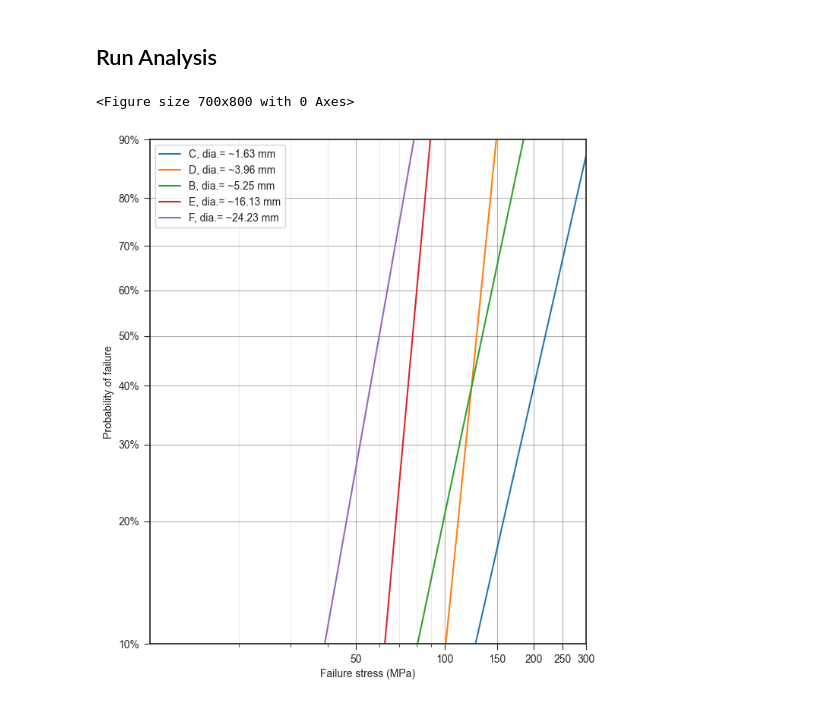
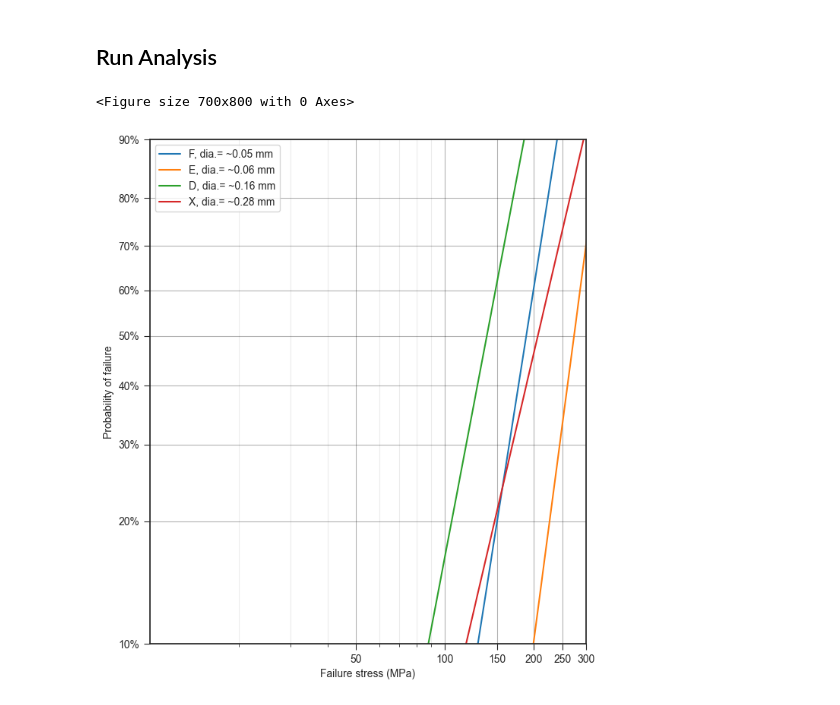
Before and after one commit to Mackus101/GlassMechAnalysis, a Jupyter notebook: analyse_fibres.ipynb, the cells around one changed output. Cells and saved outputs as stored; diff of their text form; code cells hidden in the pictures.

Commit message:
size scaling fibre data

```diff
--- a/analyse_fibres.ipynb
+++ b/analyse_fibres.ipynb
@@ -42,7 +42,7 @@ marker_cycler = itertools.cycle(("o", "^", "x", "+"))
 # %% [markdown]
 # Load in and clean data
 # %%
-fibre_data = pd.read_csv("Maple Rod Testing Analysis.csv")
+fibre_data = pd.read_csv("Fibre_Data_V1_avg.csv")
 # %%
 """
 Cell generated by Data Wrangler.
@@ -56,6 +56,12 @@ def clean_data(fibre_data):
 fibre_data_clean = clean_data(fibre_data.copy())
 # %%
 fibre_data_clean["series"] = fibre_data_clean["sample"].str[0] ## Extract series letter from the "sample" column
+
+fibre_data_clean = fibre_data_clean.drop(fibre_data_clean[fibre_data_clean["series"] == "A"].index)
+
+fibre_data_clean = fibre_data_clean.drop(fibre_data_clean[fibre_data_clean["series"] == "C"].index)
+
+fibre_data_clean["gage_length"] = 25
 # %%
 fibre_data_clean
 # %% [output]
@@ -100,8 +112,8 @@ def fit_and_plot_weibull(data, design_failure):
         fracture_frame = data.loc[data["series"] == letter, ["fracture_stress"]].copy()
         plot_data = fracture_frame.squeeze(axis=1).to_numpy(dtype="float32")
 
-        data_anal.loc[letter, "support_span"] = data.loc[data["series"] == letter, "support_span"].iloc[0]
-        data_anal.loc[letter, "load_span"] = data.loc[data["series"] == letter, "load_span"].iloc[0]
+        # data_anal.loc[letter, "support_span"] = data.loc[data["series"] == letter, "support_span"].iloc[0]
+        # data_anal.loc[letter, "load_span"] = data.loc[data["series"] == letter, "load_span"].iloc[0]
 
         ## Skip fitting if sample size is too small
         if len(plot_data) < 2: continue
@@ -123,7 +135,7 @@ def fit_and_plot_weibull(data, design_failure):
         plt.legend(loc="upper left")
 
         ## Save and clear fig
-        ind_fig.savefig("Figs/series_" + letter, bbox_inches = "tight")
+        ind_fig.savefig("Figs_fibre/series_" + letter, bbox_inches = "tight")
         ind_ax.cla()
 
         ## Also grab the plotting positions from the reliability library
@@ -164,7 +176,7 @@ def fit_and_plot_weibull(data, design_failure):
     collated_ax.set_xlim([10, 300])
     collated_ax.set_ylim([0.1, 0.9])
 
-    collated_fig.savefig("Figs/collated", bbox_inches = "tight")
+    collated_fig.savefig("Figs_fibre/collated", bbox_inches = "tight")
 
     ## Save relevant data back to the original dataframe
     data = pd.concat([data, fracture_prob], axis=1)
@@ -181,5 +187,5 @@ if not angle_method:
 # %%
-gcc_data_clean, gcc_data_anal = fit_and_plot_weibull(gcc_data_clean, design_prob)
+fibre_data_clean, fibre_data_anal = fit_and_plot_weibull(fibre_data_clean, design_prob)
 # %% [output]
 <Figure size 700x800 with 0 Axes>
-[figure, old version]
+[figure, new version]
```
Also changed, not shown: parts of 18 cells of this notebook, 2 other files.
